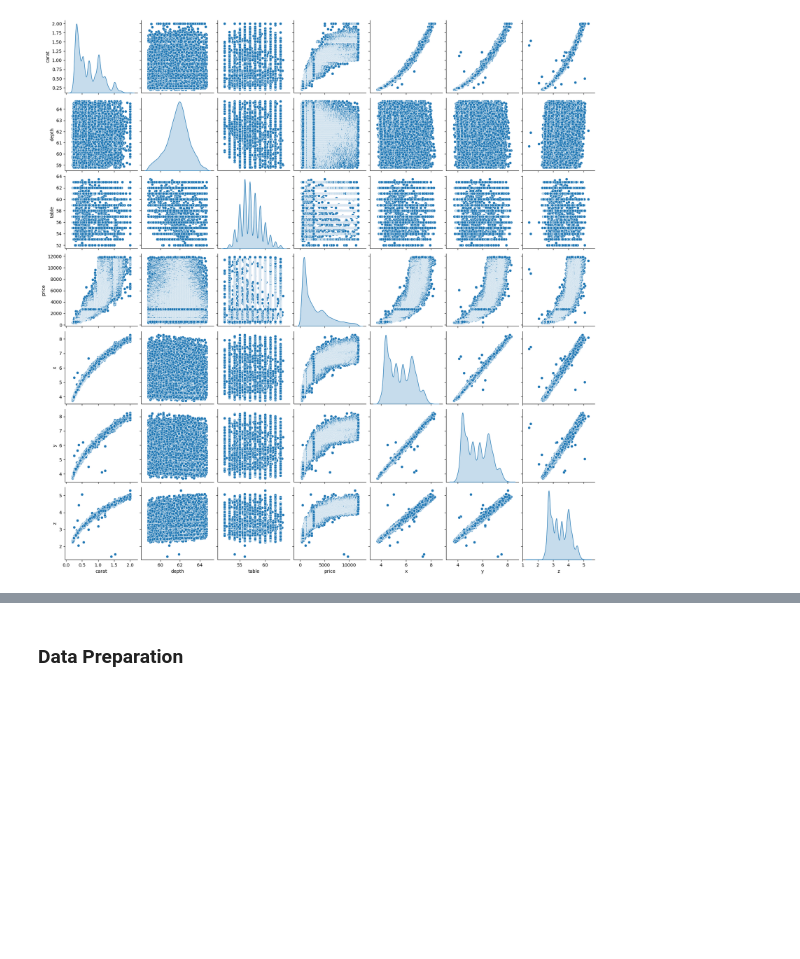
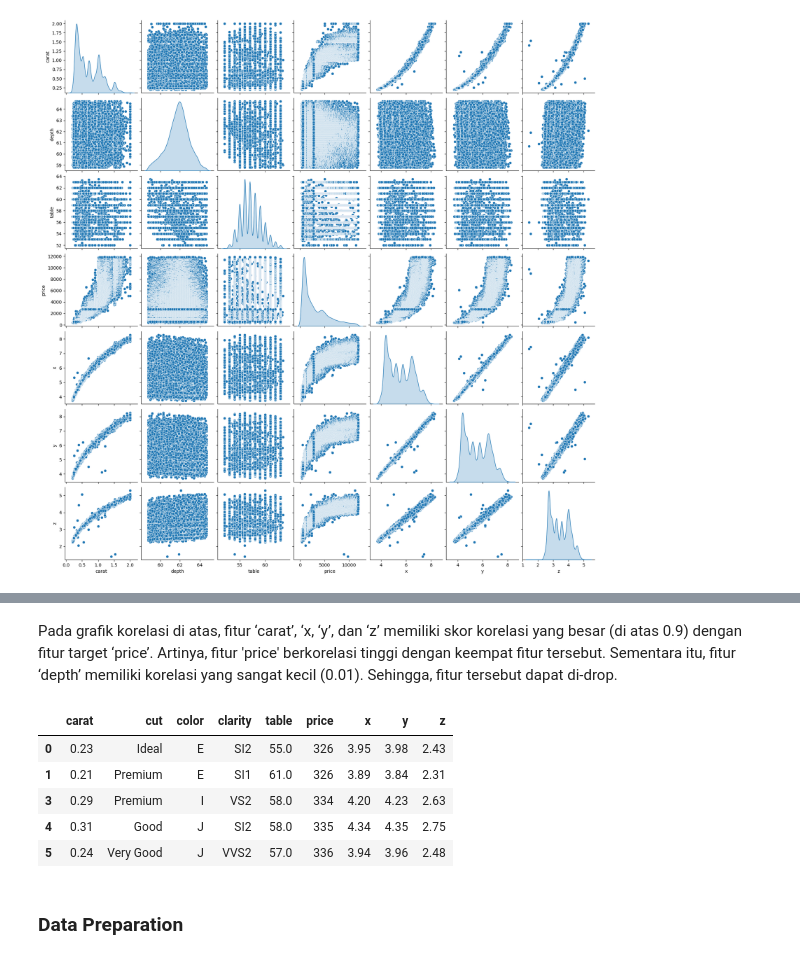
Before and after one commit to SyarifulMsth/coba121, a Jupyter notebook: Predicting_Diamond_Prices.ipynb, the cells around one changed output, grey strips where cells are left out. Drawn from its saved outputs; the diff is of its cells as text; code cells hidden in the pictures; blank space fills up the shorter version.

```diff
--- a/Predicting_Diamond_Prices.ipynb
+++ b/Predicting_Diamond_Prices.ipynb
@@ -308,2 +321,14 @@ sns.pairplot(diamonds, diag_kind = 'kde')
+# %% [markdown]
+Pada grafik korelasi di atas, fitur ‘carat’, ‘x, ‘y’, dan ‘z’ memiliki skor korelasi yang besar (di atas 0.9) dengan fitur target ‘price’. Artinya, fitur 'price' berkorelasi tinggi dengan keempat fitur tersebut. Sementara itu, fitur ‘depth’ memiliki korelasi yang sangat kecil (0.01). Sehingga, fitur tersebut dapat di-drop.
+# %%
+diamonds.drop(['depth'], inplace=True, axis=1)
+diamonds.head()
+# %% [output]
+|  | carat | cut | color | clarity | table | price | x | y | z |
+| 0 | 0.23 | Ideal | E | SI2 | 55.0 | 326 | 3.95 | 3.98 | 2.43 |
+| 1 | 0.21 | Premium | E | SI1 | 61.0 | 326 | 3.89 | 3.84 | 2.31 |
+| 3 | 0.29 | Premium | I | VS2 | 58.0 | 334 | 4.20 | 4.23 | 2.63 |
+| 4 | 0.31 | Good | J | SI2 | 58.0 | 335 | 4.34 | 4.35 | 2.75 |
+| 5 | 0.24 | Very Good | J | VVS2 | 57.0 | 336 | 3.94 | 3.96 | 2.48 |
 # %% [markdown]
 ### Data Preparation
```
Also changed, not shown: parts of 2 cells of this notebook.
